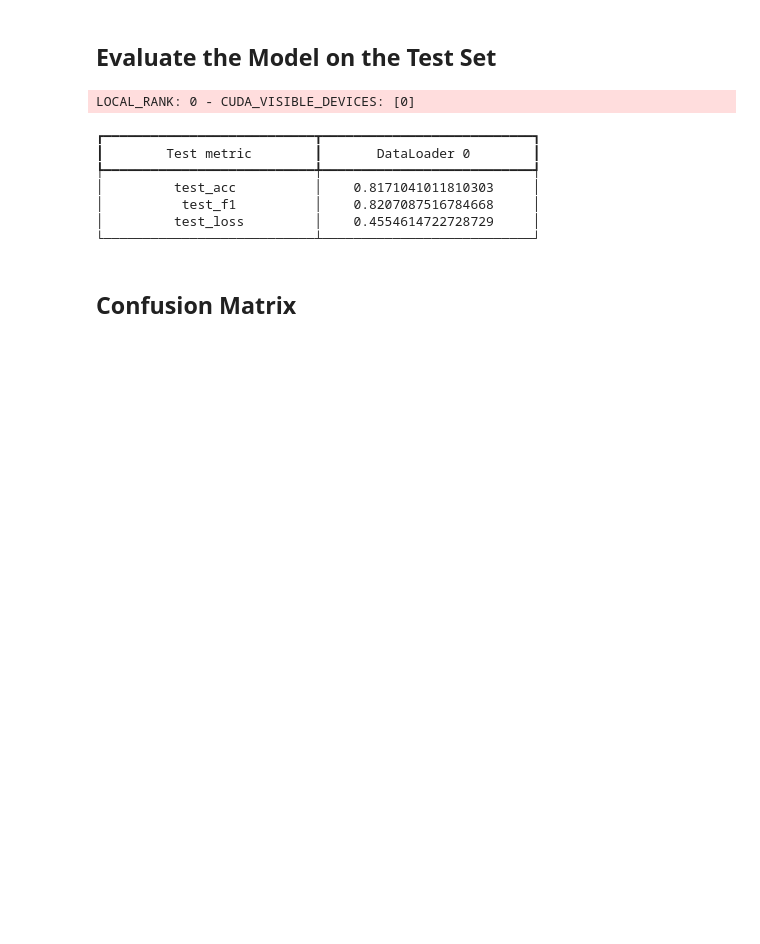
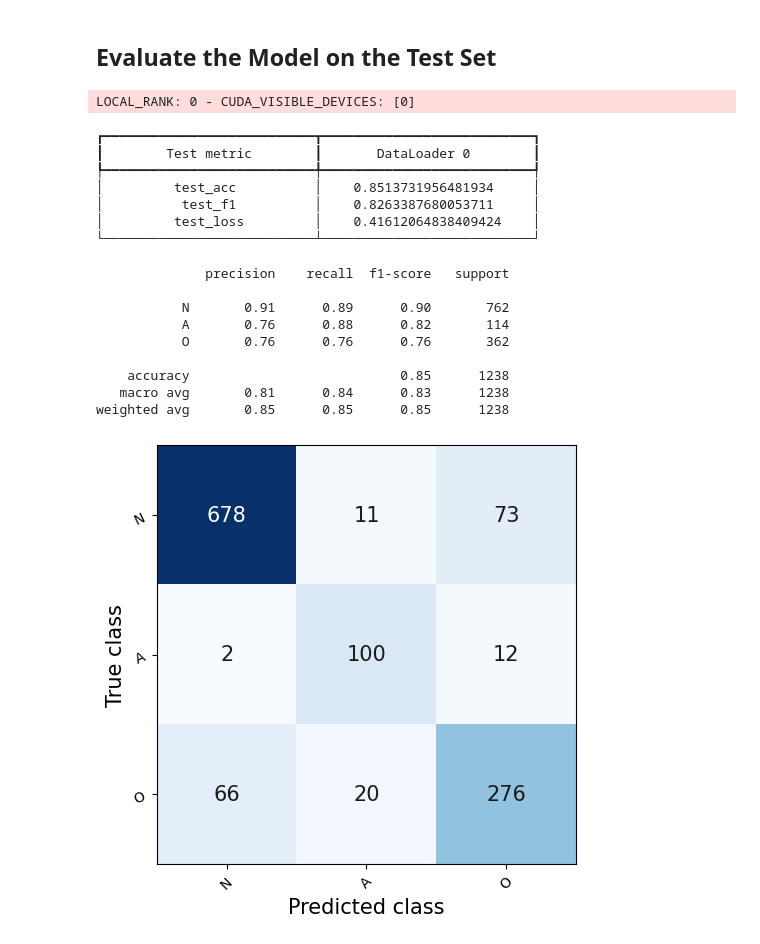
Before and after one commit to devilhyt/ecg-federated-learning-public, a Jupyter notebook: train_centralized.ipynb, the cells around one changed output. Cells and saved outputs as stored; diff of their text form; code cells hidden in the pictures; blank space fills up the shorter version.

```diff
--- a/train_centralized.ipynb
+++ b/train_centralized.ipynb
@@ -25,7 +25,7 @@ dm = Cinc2017DataModule(batch_size=64)
 # %% [markdown]
 ## Create the Model
 # %%
-model = DenseNet1dModule(num_classes=dm.num_classes, memory_efficient=False, lr=5e-4)
+model = DenseNet1dModule(num_classes=dm.num_classes, memory_efficient=False, lr=1e-3)
 # %% [markdown]
 ## Create the Trainer
 # %%
@@ -123,18 +111,39 @@ Metric valid_loss improved by 0.021 >= min_delta = 0.0. New best score: 0.508
 # %% [markdown]
 ## Evaluate the Model on the Test Set
-# %%
-model = DenseNet1dModule.load_from_checkpoint(checkpoint_callback.best_model_path)
-
-_ = trainer.test(model, dataloaders=dm)
-# %% [output]
-LOCAL_RANK: 0 - CUDA_VISIBLE_DEVICES: [0]
-┏━━━━━━━━━━━━━━━━━━━━━━━━━━━┳━━━━━━━━━━━━━━━━━━━━━━━━━━━┓
-┃        Test metric        ┃       DataLoader 0        ┃
-┡━━━━━━━━━━━━━━━━━━━━━━━━━━━╇━━━━━━━━━━━━━━━━━━━━━━━━━━━┩
-│         test_acc          │    0.8171041011810303     │
-│          test_f1          │    0.8207087516784668     │
-│         test_loss         │    0.4554614722728729     │
-└───────────────────────────┴───────────────────────────┘
-# %% [markdown]
-## Confusion Matrix
+# %%
+from sklearn.metrics import classification_report
+
+model = DenseNet1dModule.load_from_checkpoint(checkpoint_callback.last_model_path)
+_ = trainer.test(model, dataloaders=dm)
+
+# classification report
+print(classification_report(model.test_y_true_log, model.test_y_hat_log, target_names=dm.test_set.classes))
+
+# confusion matrix
+fig, ax = model.test_cm.plot(
+    model.test_cm_log, cmap="Blues", labels=dm.test_set.classes
+)
+plt.show()
+
+if wandb_mode != 'disabled':
+    wandb.log({"test_cm": fig})
+# %% [output]
+LOCAL_RANK: 0 - CUDA_VISIBLE_DEVICES: [0]
+┏━━━━━━━━━━━━━━━━━━━━━━━━━━━┳━━━━━━━━━━━━━━━━━━━━━━━━━━━┓
+┃        Test metric        ┃       DataLoader 0        ┃
+┡━━━━━━━━━━━━━━━━━━━━━━━━━━━╇━━━━━━━━━━━━━━━━━━━━━━━━━━━┩
+│         test_acc          │    0.8513731956481934     │
+│          test_f1          │    0.8263387680053711     │
+│         test_loss         │    0.41612064838409424    │
+└───────────────────────────┴───────────────────────────┘
+              precision    recall  f1-score   support
+
+           N       0.91      0.89      0.90       762
+           A       0.76      0.88      0.82       114
+           O       0.76      0.76      0.76       362
+
+    accuracy                           0.85      1238
+   macro avg       0.81      0.84      0.83      1238
+weighted avg       0.85      0.85      0.85      1238
+[figure, added]
 # %%
```
Also changed, not shown: parts of 4 cells of this notebook, 2 other files.
